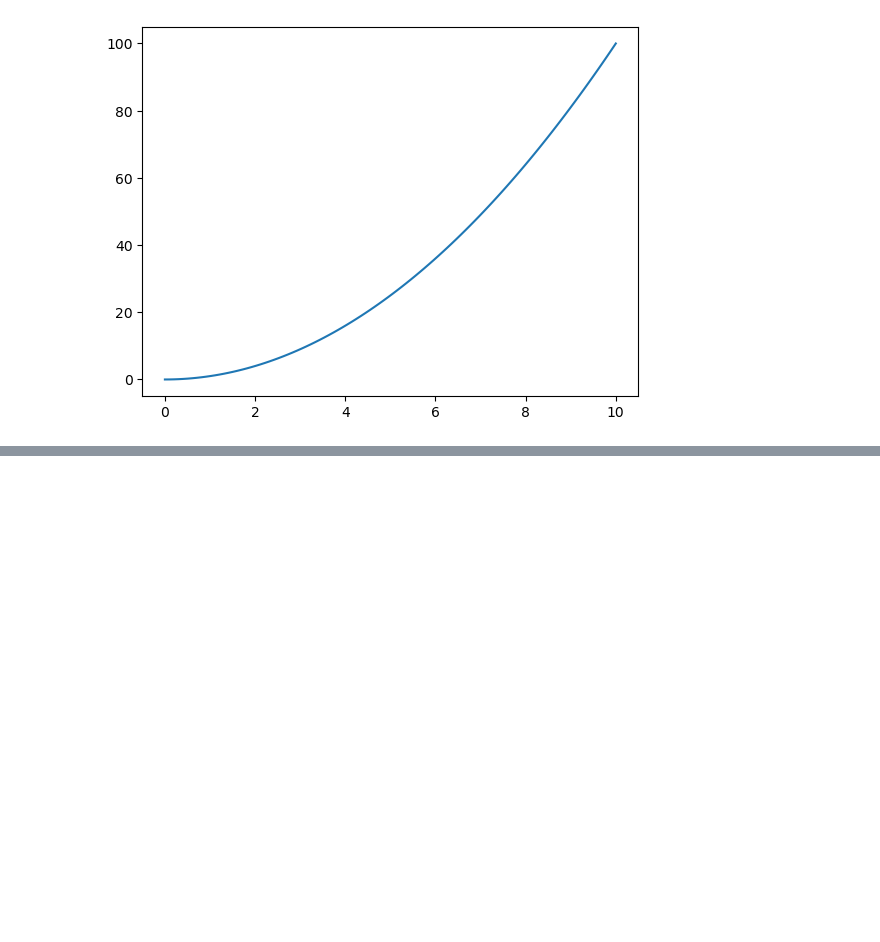
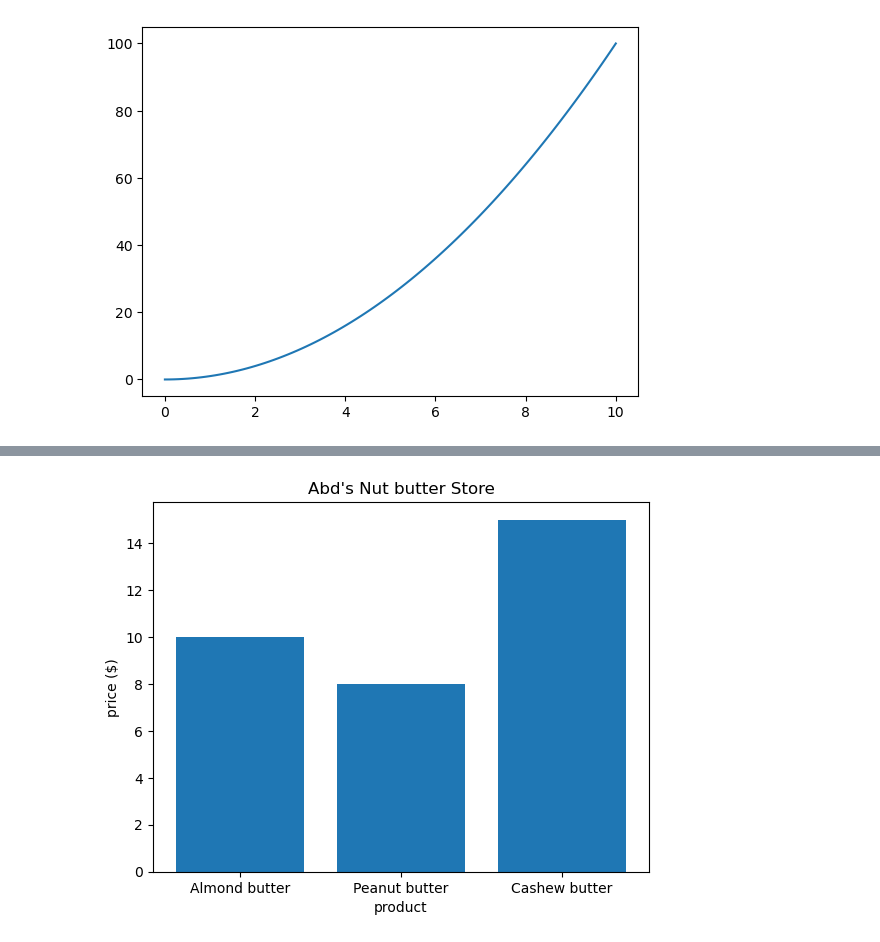
Before and after one commit to abdelaziz-lounes/simple_project, a Jupyter notebook: introduction to matplotLib.ipynb, the cells around one changed output, grey strips where cells are left out. Cells and saved outputs as stored; diff of their text form; code cells hidden in the pictures; blank space fills up the shorter version.

```diff
--- a/introduction to matplotLib.ipynb
+++ b/introduction to matplotLib.ipynb
@@ -180,0 +207,10 @@ ax.plot(x, np.square(x));
+# %%
+# You can make plots from a dictionary
+nut_butter_prices = {"Almond butter":10,
+                     "Peanut butter" : 8,
+                     "Cashew butter": 15}
+fig,ax= plt.subplots()
+ax.bar(nut_butter_prices.keys(),nut_butter_prices.values())
+ax.set(title="Abd's Nut butter Store", xlabel="product", ylabel="price ($)");
+# %% [output]
+[figure, added]
```
Also changed, not shown: parts of 5 cells of this notebook.
